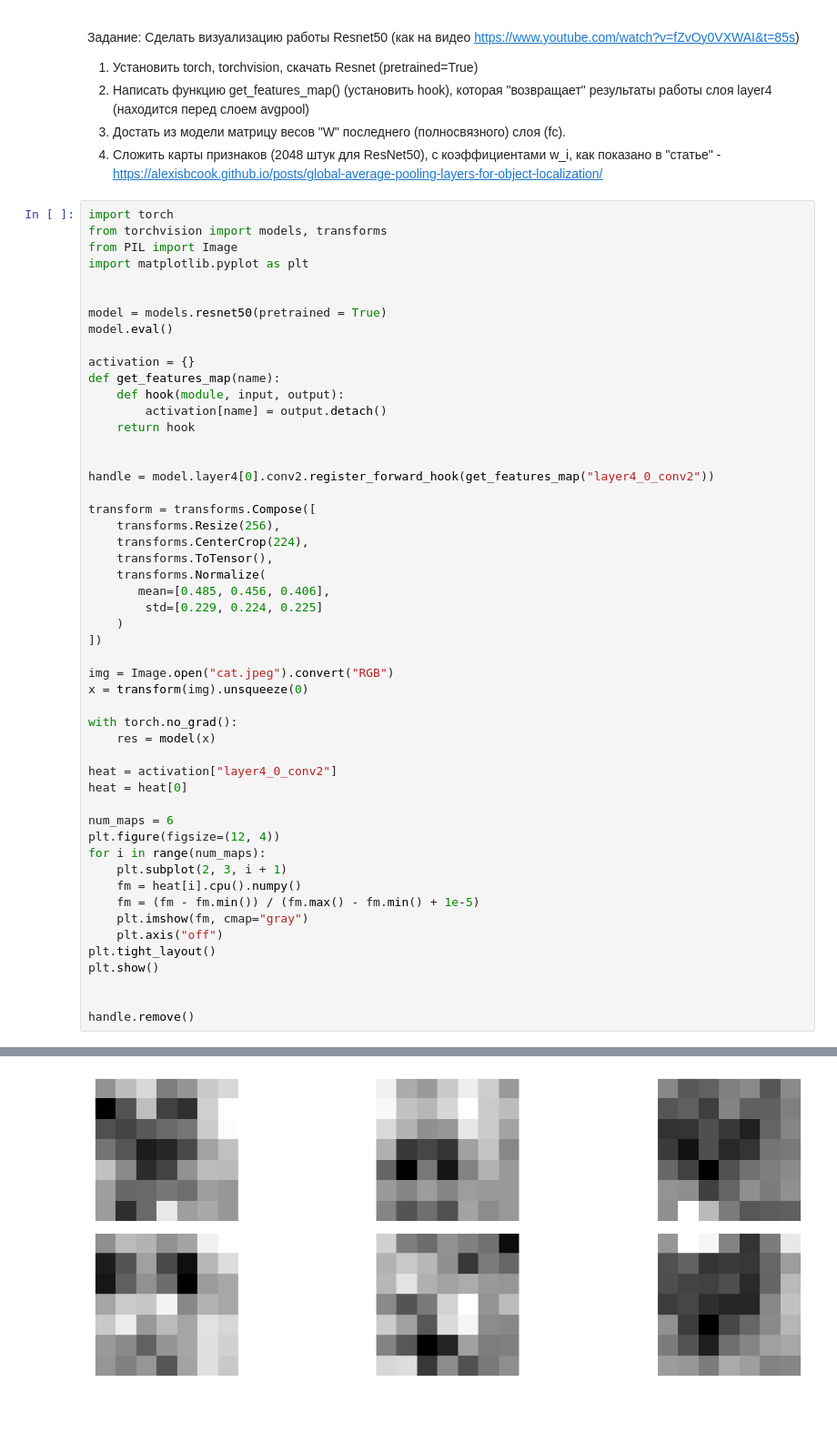
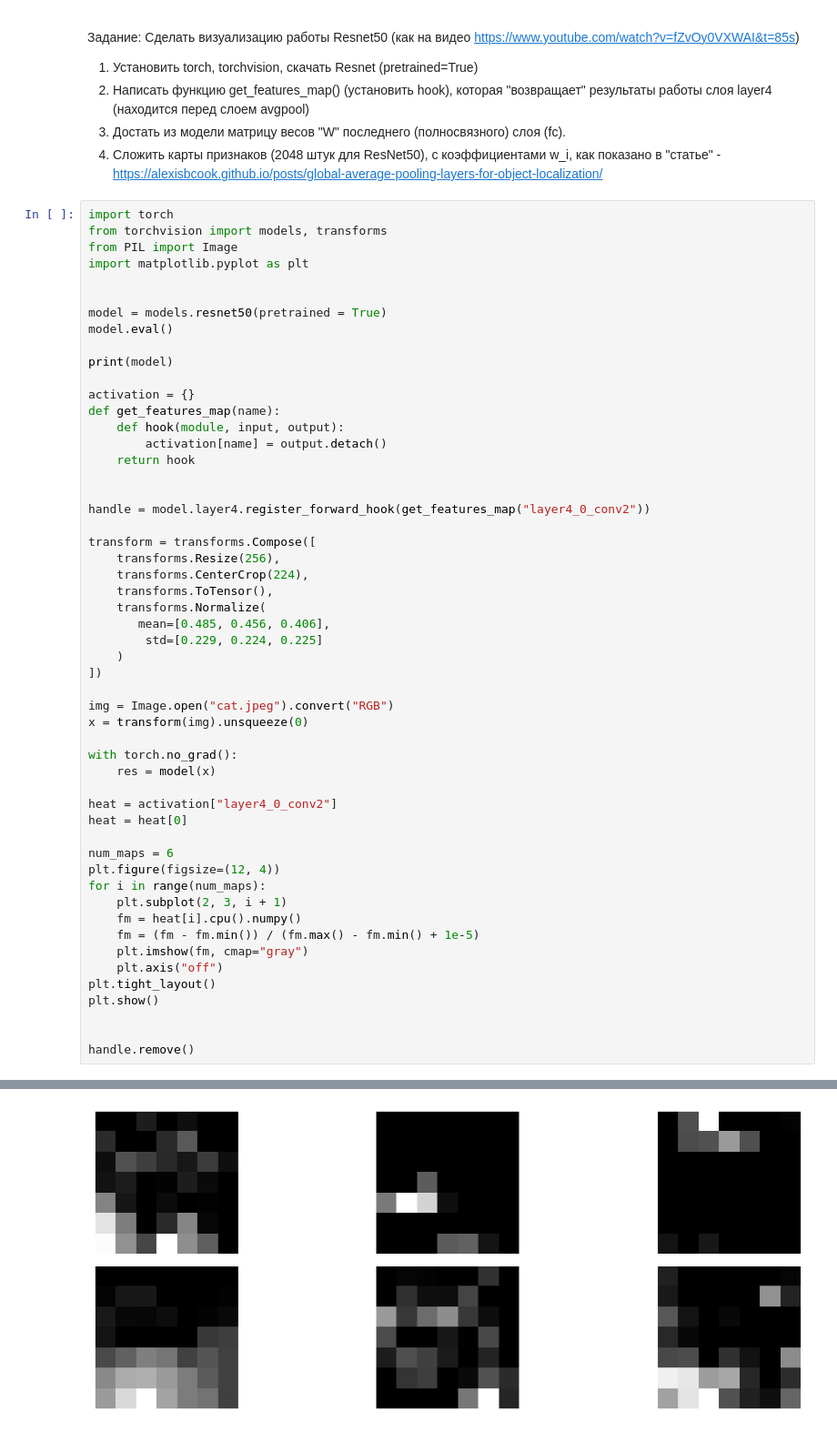
Before and after one commit to cyberpsychozz/NSU_studying-IIR, a Jupyter notebook: 2_course/2_sem/PAC/Laboratory_15/15_CNN_architectures.ipynb, the cells around one changed output, grey strips where cells are left out. Shown at 91% size. Saved outputs shown, nothing was run; the diff lists cells and outputs as text.

```diff
--- a/2_course/2_sem/PAC/Laboratory_15/15_CNN_architectures.ipynb
+++ b/2_course/2_sem/PAC/Laboratory_15/15_CNN_architectures.ipynb
@@ -155,6 +155,8 @@ import matplotlib.pyplot as plt
 model = models.resnet50(pretrained = True)
 model.eval()
 
+print(model)
+
 activation = {}
 def get_features_map(name):
     def hook(module, input, output):
@@ -162,7 +164,7 @@ def get_features_map(name):
     return hook
 
 
-handle = model.layer4[0].conv2.register_forward_hook(get_features_map("layer4_0_conv2"))
+handle = model.layer4.register_forward_hook(get_features_map("layer4_0_conv2"))
 
 transform = transforms.Compose([
     transforms.Resize(256),
@@ -200,4 +219,4 @@ handle.remove()
-[figure, old version]
+[figure, new version]
 # %%
 import torch
 from torchvision import models, transforms
```
Also changed, not shown: parts of 3 cells of this notebook, 3 other files.
